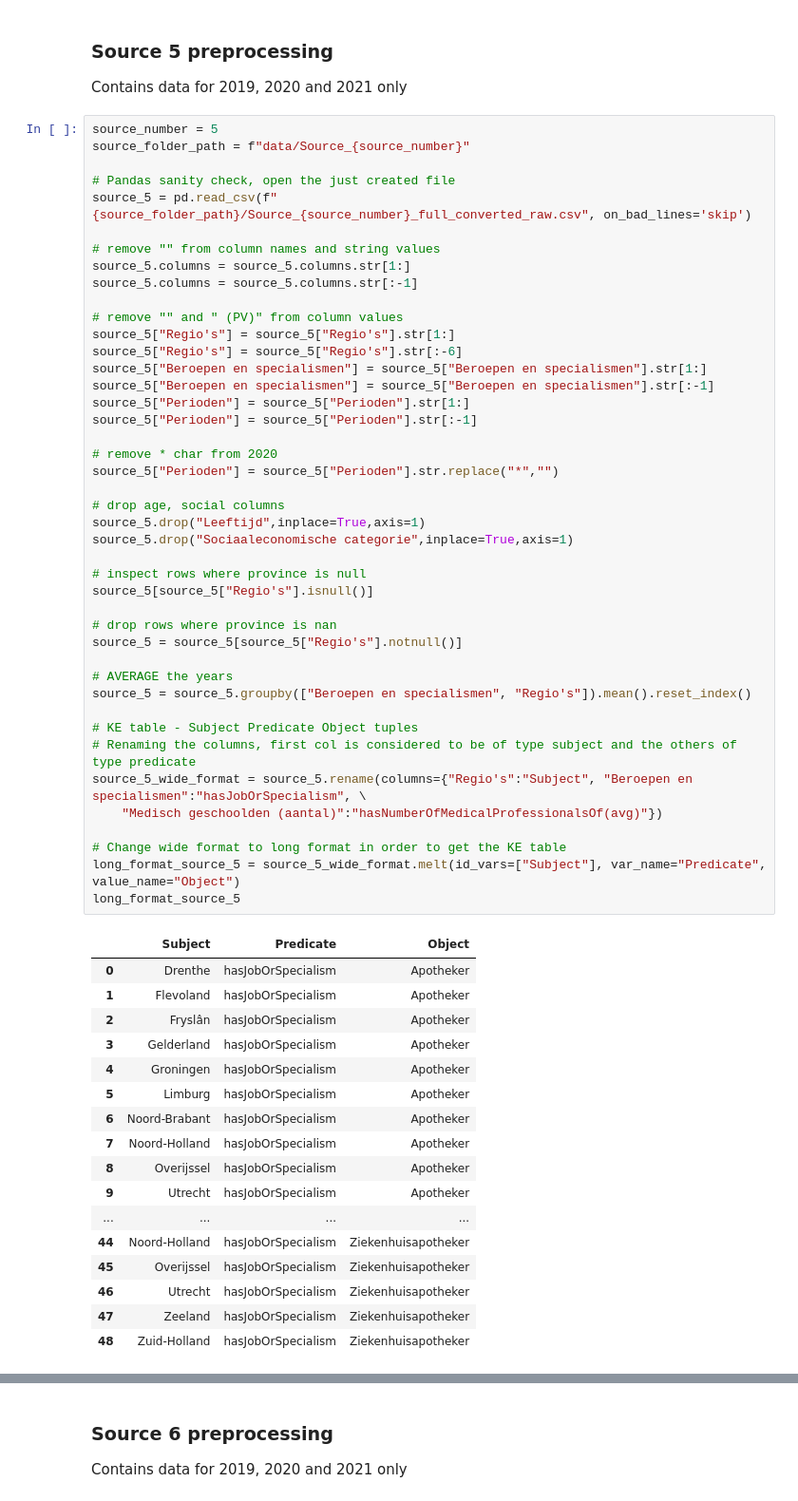
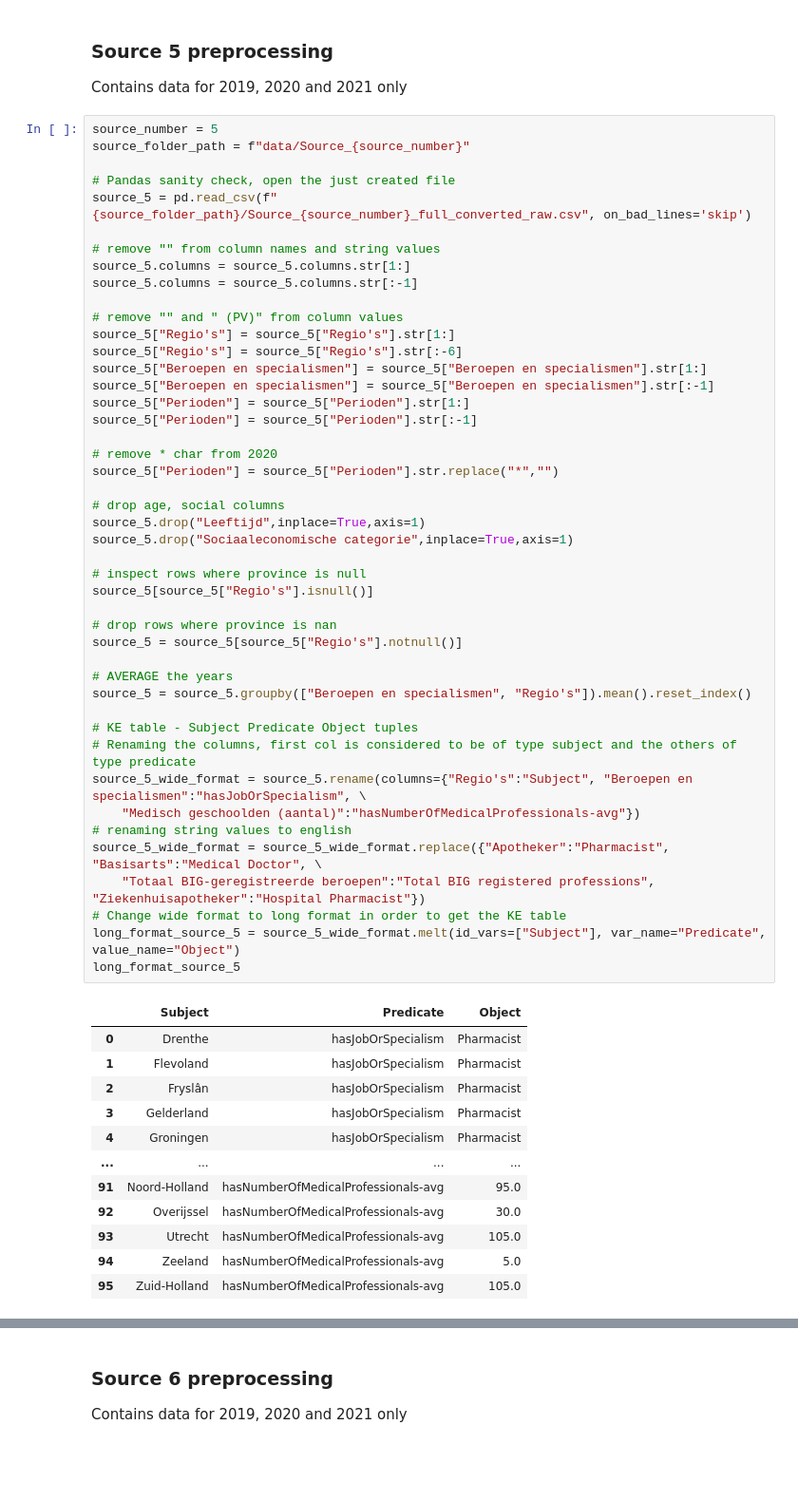
Before and after one commit to reikichan/2AMD20, a Jupyter notebook: preprocessing.ipynb, the cells around one changed output, grey strips where cells are left out. Shown: that part at 95% size. Cells and saved outputs as stored; diff of their text form; blank space fills up the shorter version.

```diff
--- a/preprocessing.ipynb
+++ b/preprocessing.ipynb
@@ -382,48 +382,45 @@ source_5["Regio's"] = source_5["Regio's"].str[1:]
 source_5["Regio's"] = source_5["Regio's"].str[:-6]
 source_5["Beroepen en specialismen"] = source_5["Beroepen en specialismen"].str[1:]
 source_5["Beroepen en specialismen"] = source_5["Beroepen en specialismen"].str[:-1]
 source_5["Perioden"] = source_5["Perioden"].str[1:]
 source_5["Perioden"] = source_5["Perioden"].str[:-1]
 
 # remove * char from 2020
 source_5["Perioden"] = source_5["Perioden"].str.replace("*","")
 
 # drop age, social columns
 source_5.drop("Leeftijd",inplace=True,axis=1)
 source_5.drop("Sociaaleconomische categorie",inplace=True,axis=1)
 
 # inspect rows where province is null
 source_5[source_5["Regio's"].isnull()]
 
 # drop rows where province is nan
 source_5 = source_5[source_5["Regio's"].notnull()]
 
 # AVERAGE the years
 source_5 = source_5.groupby(["Beroepen en specialismen", "Regio's"]).mean().reset_index()
 
 # KE table - Subject Predicate Object tuples
 # Renaming the columns, first col is considered to be of type subject and the others of type predicate
 source_5_wide_format = source_5.rename(columns={"Regio's":"Subject", "Beroepen en specialismen":"hasJobOrSpecialism", \
-    "Medisch geschoolden (aantal)":"hasNumberOfMedicalProfessionalsOf(avg)"})
-
+    "Medisch geschoolden (aantal)":"hasNumberOfMedicalProfessionals-avg"})
+# renaming string values to english
+source_5_wide_format = source_5_wide_format.replace({"Apotheker":"Pharmacist", "Basisarts":"Medical Doctor", \
+    "Totaal BIG-geregistreerde beroepen":"Total BIG registered professions", "Ziekenhuisapotheker":"Hospital Pharmacist"})
 # Change wide format to long format in order to get the KE table
 long_format_source_5 = source_5_wide_format.melt(id_vars=["Subject"], var_name="Predicate", value_name="Object")
 long_format_source_5
 # %% [output]
 |  | Subject | Predicate | Object |
-| 0 | Drenthe | hasJobOrSpecialism | Apotheker |
-| 1 | Flevoland | hasJobOrSpecialism | Apotheker |
-| 2 | Fryslân | hasJobOrSpecialism | Apotheker |
-| 3 | Gelderland | hasJobOrSpecialism | Apotheker |
-| 4 | Groningen | hasJobOrSpecialism | Apotheker |
-| 5 | Limburg | hasJobOrSpecialism | Apotheker |
-| 6 | Noord-Brabant | hasJobOrSpecialism | Apotheker |
-| 7 | Noord-Holland | hasJobOrSpecialism | Apotheker |
-| 8 | Overijssel | hasJobOrSpecialism | Apotheker |
-| 9 | Utrecht | hasJobOrSpecialism | Apotheker |
+| 0 | Drenthe | hasJobOrSpecialism | Pharmacist |
+| 1 | Flevoland | hasJobOrSpecialism | Pharmacist |
+| 2 | Fryslân | hasJobOrSpecialism | Pharmacist |
+| 3 | Gelderland | hasJobOrSpecialism | Pharmacist |
+| 4 | Groningen | hasJobOrSpecialism | Pharmacist |
 | ... | ... | ... | ... |
-| 44 | Noord-Holland | hasJobOrSpecialism | Ziekenhuisapotheker |
-| 45 | Overijssel | hasJobOrSpecialism | Ziekenhuisapotheker |
-| 46 | Utrecht | hasJobOrSpecialism | Ziekenhuisapotheker |
-| 47 | Zeeland | hasJobOrSpecialism | Ziekenhuisapotheker |
-| 48 | Zuid-Holland | hasJobOrSpecialism | Ziekenhuisapotheker |
+| 91 | Noord-Holland | hasNumberOfMedicalProfessionals-avg | 95.0 |
+| 92 | Overijssel | hasNumberOfMedicalProfessionals-avg | 30.0 |
+| 93 | Utrecht | hasNumberOfMedicalProfessionals-avg | 105.0 |
+| 94 | Zeeland | hasNumberOfMedicalProfessionals-avg | 5.0 |
+| 95 | Zuid-Holland | hasNumberOfMedicalProfessionals-avg | 105.0 |
```
Also changed, not shown: parts of 14 cells of this notebook, 1 other file.
